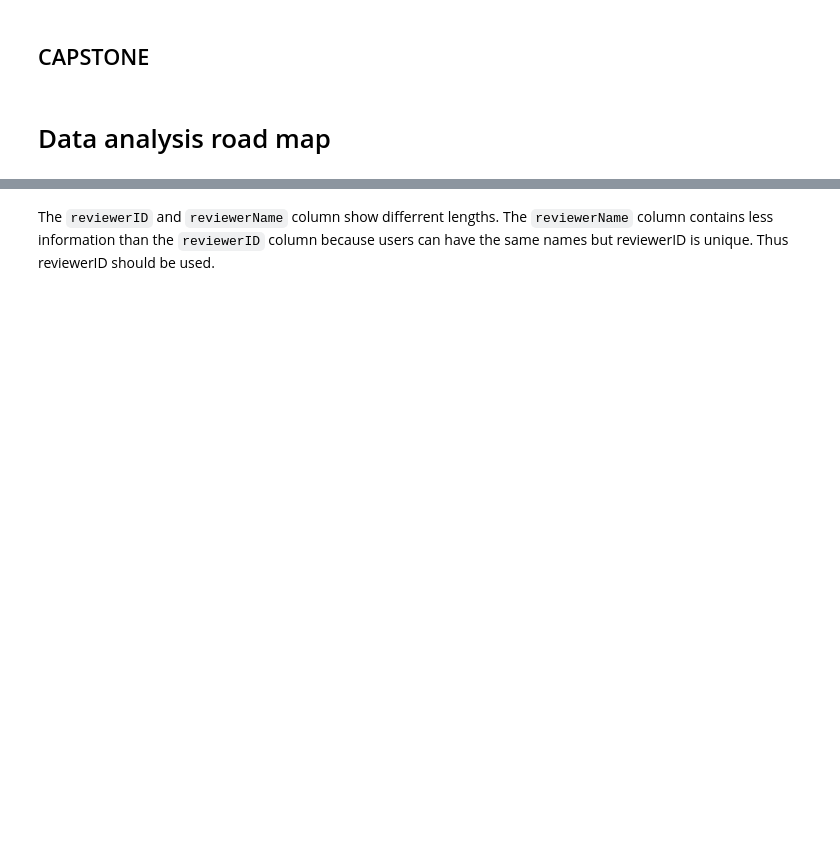
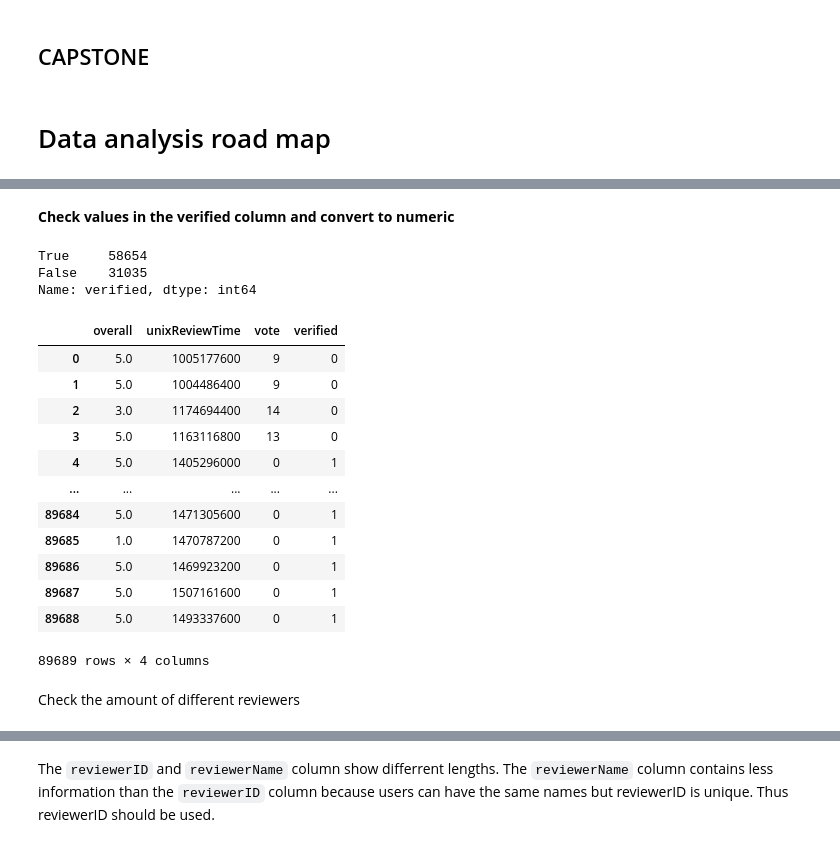
Before and after one commit to JTruong3/Amazon-Product-Recommender, a Jupyter notebook: Capstone preliminary.ipynb, the cells around one changed output, grey strips where cells are left out. Drawn from its saved outputs; the diff is of its cells as text; code cells hidden in the pictures; blank space fills up the shorter version.

```diff
--- a/Capstone preliminary.ipynb
+++ b/Capstone preliminary.ipynb
@@ -69,0 +92,5 @@ Before the reviewername is dropped, it will be compared with the reviewerID colu
+# %%
+clean_df = review_df[['overall','unixReviewTime']].copy()
+
+# Check the created dataframe
+clean_df.head()
@@ -69,0 +106,6 @@ Before the reviewername is dropped, it will be compared with the reviewerID colu
+# %%
+clean_df['vote'] = review_df['vote'].replace(',','',regex=True)
+
+clean_df['vote'] = clean_df['vote'].fillna(0).astype('int')
+
+#
@@ -69,0 +150,30 @@ Before the reviewername is dropped, it will be compared with the reviewerID colu
+# %% [markdown]
+**Check values in the verified column and convert to numeric**
+# %%
+review_df['verified'].value_counts()
+# %% [output]
+True     58654
+False    31035
+Name: verified, dtype: int64
+# %%
+# Map true to 1 and false to 0
+clean_df['verified'] = review_df['verified'].map({True:1,False:0})
+
+# check the added column
+clean_df
+# %% [output]
+|  | overall | unixReviewTime | vote | verified |
+| 0 | 5.0 | 1005177600 | 9 | 0 |
+| 1 | 5.0 | 1004486400 | 9 | 0 |
+| 2 | 3.0 | 1174694400 | 14 | 0 |
+| 3 | 5.0 | 1163116800 | 13 | 0 |
+| 4 | 5.0 | 1405296000 | 0 | 1 |
+| ... | ... | ... | ... | ... |
+| 89684 | 5.0 | 1471305600 | 0 | 1 |
+| 89685 | 1.0 | 1470787200 | 0 | 1 |
+| 89686 | 5.0 | 1469923200 | 0 | 1 |
+| 89687 | 5.0 | 1507161600 | 0 | 1 |
+| 89688 | 5.0 | 1493337600 | 0 | 1 |
+89689 rows × 4 columns
+# %% [markdown]
+Check the amount of different reviewers
```
Also changed, not shown: parts of 69 cells of this notebook.
